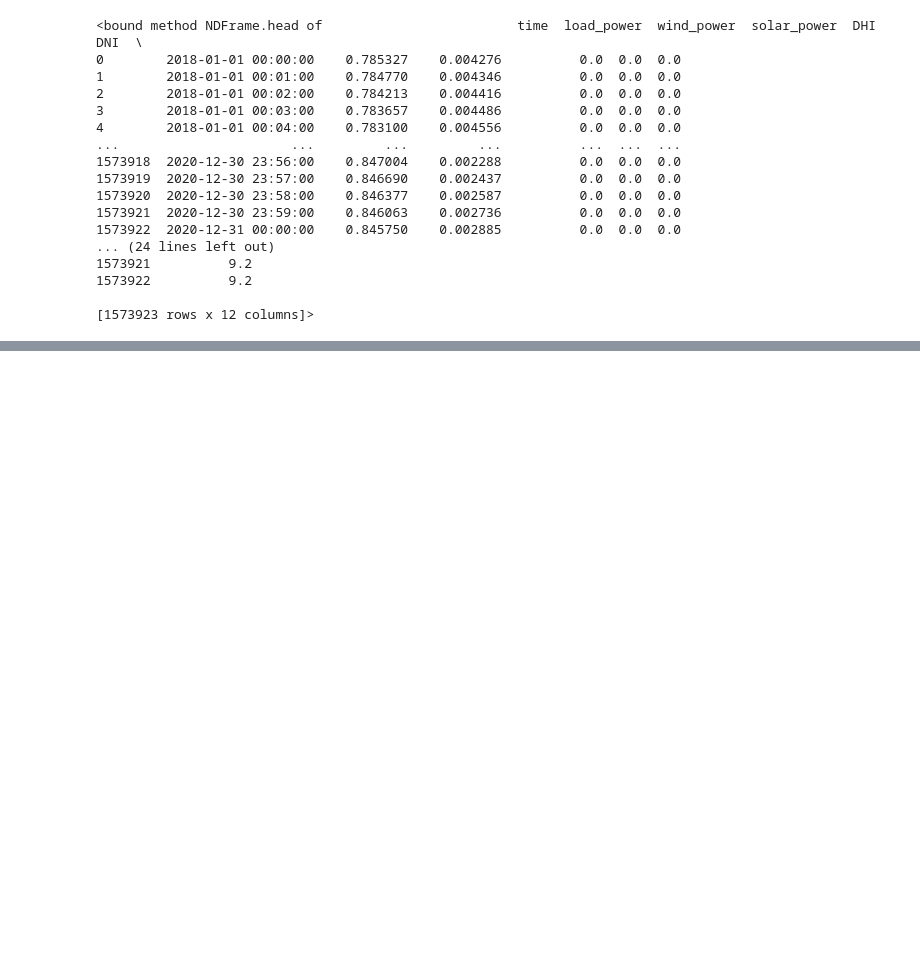
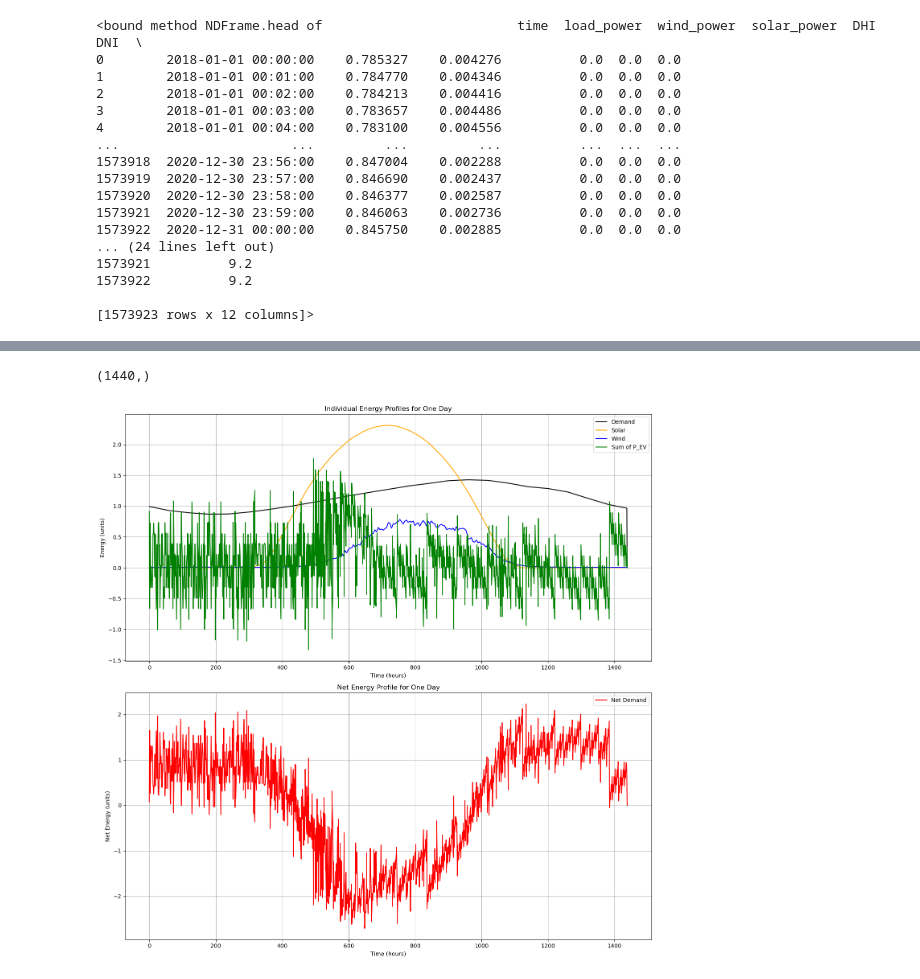
Before and after one commit to carlacupcake/CE291-V2G, a Jupyter notebook: caiso_data_test.ipynb, the cells around one changed output, grey strips where cells are left out. Drawn from its saved outputs; the diff is of its cells as text; code cells hidden in the pictures; blank space fills up the shorter version.

```diff
--- a/caiso_data_test.ipynb
+++ b/caiso_data_test.ipynb
@@ -73,0 +185,37 @@ plt.show()
+# %%
+demand_profile.shape
+# %% [output]
+(1440,)
+# %%
+
+time_steps = np.arange(0, T, 1)  # Generate a time axis
+
+plt.figure(figsize=(14, 14))  # Increase the figure size to accommodate two subplots
+
+# First subplot for individual profiles
+plt.subplot(2, 1, 1)  # (rows, columns, panel number)
+plt.plot(time_steps, demand_profile, label='Demand', color='black')
+plt.plot(time_steps, solar_profile, label='Solar', color='orange')
+plt.plot(time_steps, wind_profile, label='Wind', color='blue')
+plt.plot(time_steps, PEV_profile, label='Sum of P_EV', color='green')
+plt.xlabel('Time (hours)')
+plt.ylabel('Energy (units)')
+plt.title('Individual Energy Profiles for One Day')
+plt.legend()
+plt.grid(True)
+
+# Second subplot for net demand
+plt.subplot(2, 1, 2)  # (rows, columns, panel number)
+net_demand_profile = demand_profile - solar_profile - wind_profile-PEV_profile
+plt.plot(time_steps, net_demand_profile, label='Net Demand', color='red')
+plt.xlabel('Time (hours)')
+plt.ylabel('Net Energy (units)')
+plt.title('Net Energy Profile for One Day')
+plt.legend()
+plt.grid(True)
+
+# Show both plots
+plt.tight_layout()  # Adjusts subplot params so that subplots are nicely fit in the figure
+plt.show()
+# %% [output]
+[figure, added]
```
Also changed, not shown: parts of 9 cells of this notebook, 1 other file.
